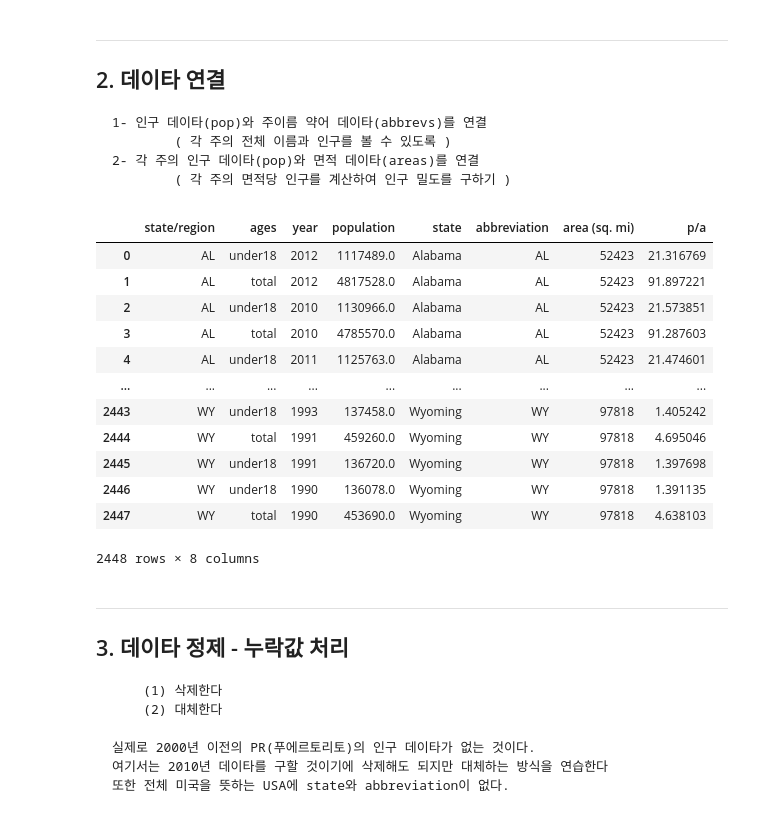
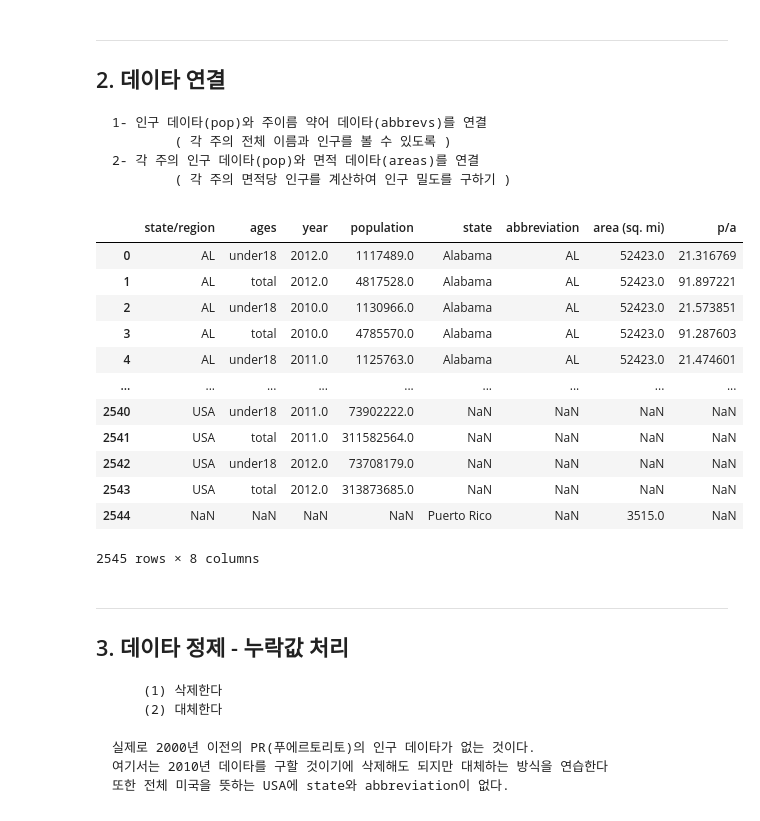
Before and after one commit to 201411096/kosmo_PythonBasic, a Jupyter notebook: eAnalysis/05_data정제_class/Ex06_누락값연습_미주별인구2.ipynb, the cells around one changed output. Drawn from its saved outputs; the diff is of its cells as text; code cells hidden in the pictures.

```diff
--- a/eAnalysis/05_data정제_class/Ex06_누락값연습_미주별인구2.ipynb
+++ b/eAnalysis/05_data정제_class/Ex06_누락값연습_미주별인구2.ipynb
@@ -76,24 +76,24 @@ areas
     2- 각 주의 인구 데이타(pop)와 면적 데이타(areas)를 연결
             ( 각 주의 면적당 인구를 계산하여 인구 밀도를 구하기 )
 # %%
-temp1 = pd.merge(pop, abbrevs, left_on='state/region', right_on='abbreviation')
-data = pd.merge(temp1, areas, left_on='state', right_on='state')
+temp1 = pd.merge(pop, abbrevs, how='outer', left_on='state/region', right_on='abbreviation')
+temp2 = pd.merge(temp1, areas, how='outer', left_on='state', right_on='state')
 data['p/a']=data['population']/temp2['area (sq. mi)']
 data
 # %% [output]
 |  | state/region | ages | year | population | state | abbreviation | area (sq. mi) | p/a |
-| 0 | AL | under18 | 2012 | 1117489.0 | Alabama | AL | 52423 | 21.316769 |
-| 1 | AL | total | 2012 | 4817528.0 | Alabama | AL | 52423 | 91.897221 |
-| 2 | AL | under18 | 2010 | 1130966.0 | Alabama | AL | 52423 | 21.573851 |
-| 3 | AL | total | 2010 | 4785570.0 | Alabama | AL | 52423 | 91.287603 |
-| 4 | AL | under18 | 2011 | 1125763.0 | Alabama | AL | 52423 | 21.474601 |
+| 0 | AL | under18 | 2012.0 | 1117489.0 | Alabama | AL | 52423.0 | 21.316769 |
+| 1 | AL | total | 2012.0 | 4817528.0 | Alabama | AL | 52423.0 | 91.897221 |
+| 2 | AL | under18 | 2010.0 | 1130966.0 | Alabama | AL | 52423.0 | 21.573851 |
+| 3 | AL | total | 2010.0 | 4785570.0 | Alabama | AL | 52423.0 | 91.287603 |
+| 4 | AL | under18 | 2011.0 | 1125763.0 | Alabama | AL | 52423.0 | 21.474601 |
 | ... | ... | ... | ... | ... | ... | ... | ... | ... |
-| 2443 | WY | under18 | 1993 | 137458.0 | Wyoming | WY | 97818 | 1.405242 |
-| 2444 | WY | total | 1991 | 459260.0 | Wyoming | WY | 97818 | 4.695046 |
-| 2445 | WY | under18 | 1991 | 136720.0 | Wyoming | WY | 97818 | 1.397698 |
-| 2446 | WY | under18 | 1990 | 136078.0 | Wyoming | WY | 97818 | 1.391135 |
-| 2447 | WY | total | 1990 | 453690.0 | Wyoming | WY | 97818 | 4.638103 |
+| 2540 | USA | under18 | 2011.0 | 73902222.0 | NaN | NaN | NaN | NaN |
+| 2541 | USA | total | 2011.0 | 311582564.0 | NaN | NaN | NaN | NaN |
+| 2542 | USA | under18 | 2012.0 | 73708179.0 | NaN | NaN | NaN | NaN |
+| 2543 | USA | total | 2012.0 | 313873685.0 | NaN | NaN | NaN | NaN |
+| 2544 | NaN | NaN | NaN | NaN | Puerto Rico | NaN | 3515.0 | NaN |
-2448 rows × 8 columns
+2545 rows × 8 columns
 # %% [markdown]
 ---
 ##  3. 데이타 정제 -    누락값 처리
```
